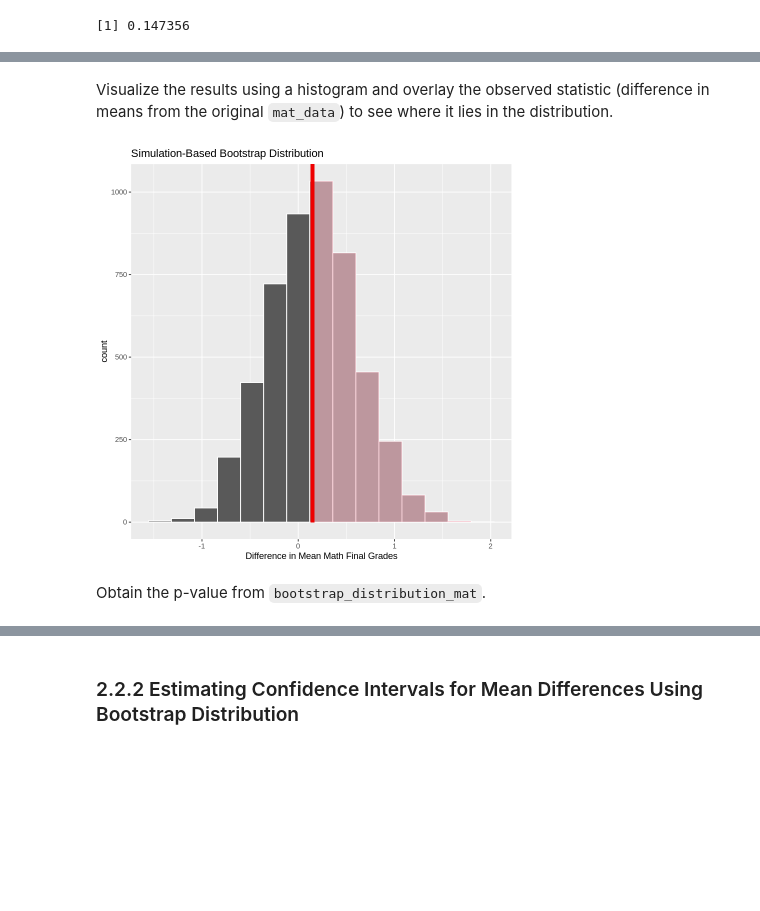
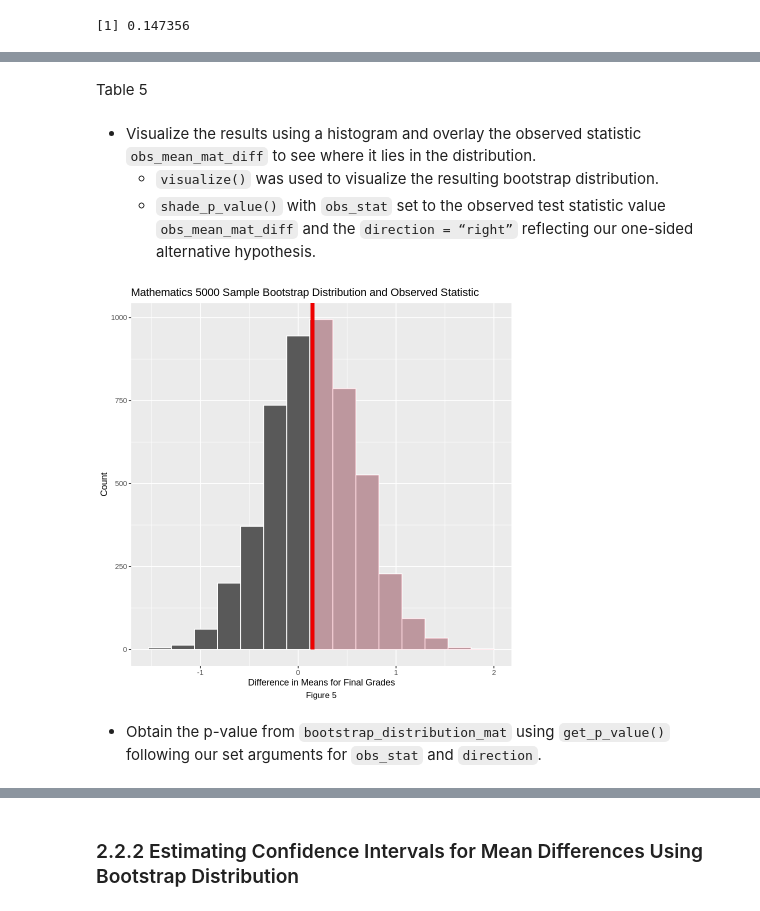
Before and after one commit to Nariman-av/STAT-201-Group-13, a Jupyter notebook: project_proposal_13.ipynb, the cells around one changed output, grey strips where cells are left out. Drawn from its saved outputs; the diff is of its cells as text; code cells hidden in the pictures; blank space fills up the shorter version.

```diff
--- a/project_proposal_13.ipynb
+++ b/project_proposal_13.ipynb
@@ -341,15 +380,22 @@ A infer: 6 × 2
+# %% [markdown]
+Table 5
 # %% [markdown]
-Visualize the results using a histogram and overlay the observed statistic (difference in means from the original `mat_data`) to see where it lies in the distribution.
+- Visualize the results using a histogram and overlay the observed statistic `obs_mean_mat_diff` to see where it lies in the distribution.
+    - `visualize()` was used to visualize the resulting bootstrap distribution.
+    - `shade_p_value()` with `obs_stat` set to the observed test statistic value `obs_mean_mat_diff` and the `direction = “right”` reflecting our one-sided alternative hypothesis.
 # %%
+# Create a plot of the bootstrap distribution highlighting the p value and tail
 mat_result_plot <-
    bootstrap_distribution_mat %>%
    visualize() +
    shade_p_value(obs_stat = obs_mean_mat_diff, direction = "right") +
-   xlab("Difference in Mean Math Final Grades")
+   labs(x = "Difference in Means for Final Grades", y = "Count",
+        title = "Mathematics 5000 Sample Bootstrap Distribution and Observed Statistic",caption = "Figure 5") +
+    theme(text = element_text(size = 11),plot.caption = element_text(size = 10, hjust = 0.5))
 
 mat_result_plot
 # %% [output]
-[figure, old version]
+[figure, new version]
 # %% [markdown]
-Obtain the p-value from `bootstrap_distribution_mat`.
+- Obtain the p-value from `bootstrap_distribution_mat` using `get_p_value()` following our set arguments for `obs_stat` and `direction`.
 # %%
```
Also changed, not shown: parts of 53 cells of this notebook.
